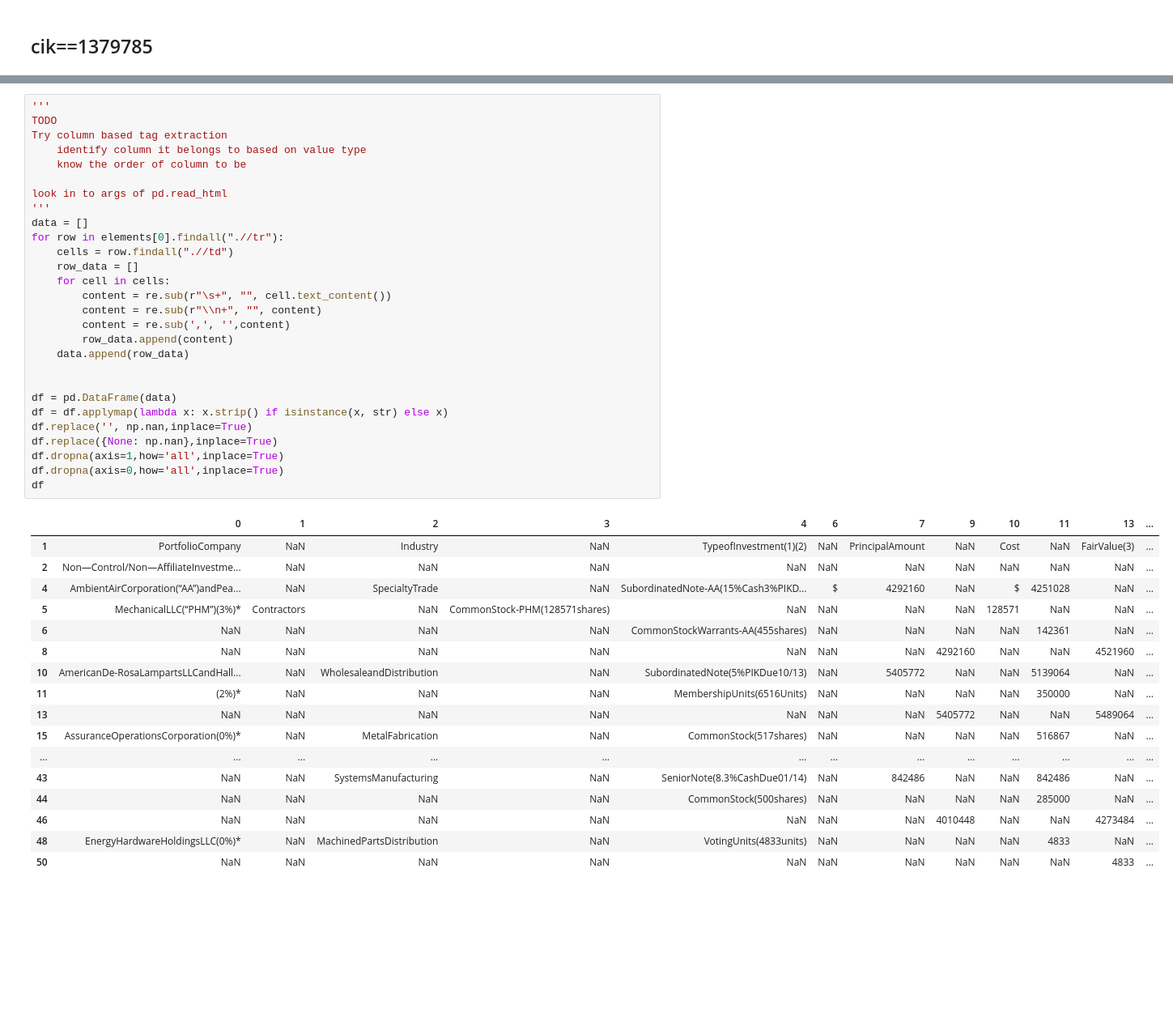
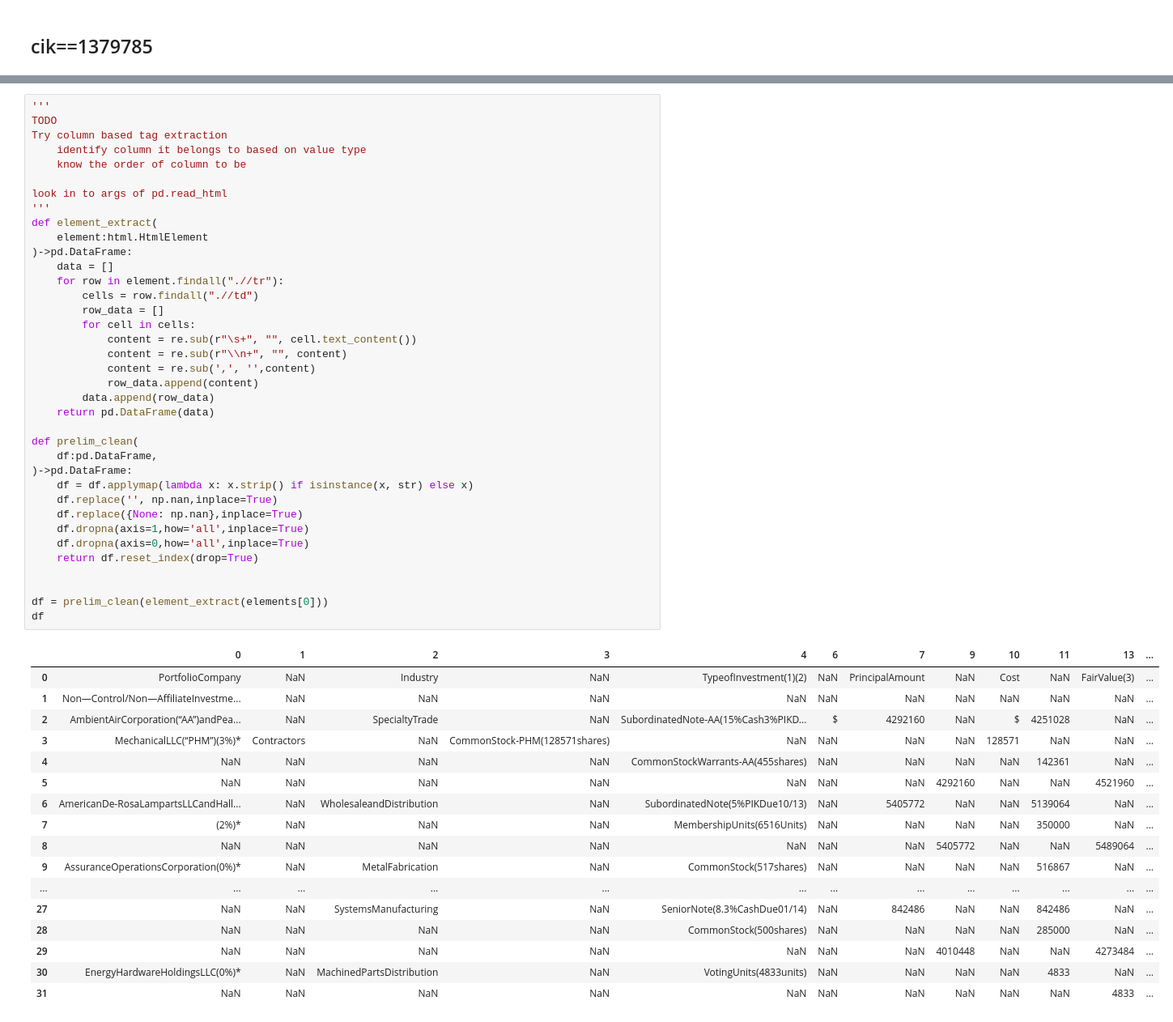
Before and after one commit to Coffee-Code-Philly-Accelerator/sec_filings, a Jupyter notebook: debugging.ipynb, the cells around one changed output, grey strips where cells are left out. Shown at 81% size. Saved outputs shown, nothing was run; the diff lists cells and outputs as text; blank space fills up the shorter version.

```diff
--- a/debugging.ipynb
+++ b/debugging.ipynb
@@ -1170,47 +1167,56 @@ elements
 # %%
 '''
 TODO
 Try column based tag extraction
     identify column it belongs to based on value type
     know the order of column to be
 
 look in to args of pd.read_html
 '''
-data = []
-for row in elements[0].findall(".//tr"):
-    cells = row.findall(".//td")
-    row_data = []
-    for cell in cells:
-        content = re.sub(r"\s+", "", cell.text_content())
-        content = re.sub(r"\\n+", "", content)
-        content = re.sub(',', '',content)
-        row_data.append(content)
-    data.append(row_data)
+def element_extract(
+    element:html.HtmlElement
+)->pd.DataFrame:
+    data = []
+    for row in element.findall(".//tr"):
+        cells = row.findall(".//td")
+        row_data = []
+        for cell in cells:
+            content = re.sub(r"\s+", "", cell.text_content())
+            content = re.sub(r"\\n+", "", content)
+            content = re.sub(',', '',content)
+            row_data.append(content)
+        data.append(row_data)
+    return pd.DataFrame(data)
+
+def prelim_clean(
+    df:pd.DataFrame,
+)->pd.DataFrame:
+    df = df.applymap(lambda x: x.strip() if isinstance(x, str) else x)
+    df.replace('', np.nan,inplace=True)
+    df.replace({None: np.nan},inplace=True)
+    df.dropna(axis=1,how='all',inplace=True)
+    df.dropna(axis=0,how='all',inplace=True)
+    return df.reset_index(drop=True)
 
 
-df = pd.DataFrame(data)
-df = df.applymap(lambda x: x.strip() if isinstance(x, str) else x)
-df.replace('', np.nan,inplace=True)
-df.replace({None: np.nan},inplace=True)
-df.dropna(axis=1,how='all',inplace=True)
-df.dropna(axis=0,how='all',inplace=True)
+df = prelim_clean(element_extract(elements[0]))
 df
 # %% [output]
 |  | 0 | 1 | 2 | 3 | 4 | 6 | 7 | 9 | 10 | 11 | 13 | ... |
-| 1 | PortfolioCompany | NaN | Industry | NaN | TypeofInvestment(1)(2) | NaN | PrincipalAmount | NaN | Cost | NaN | FairValue(3) | ... |
-| 2 | Non—Control/Non—AffiliateInvestme... | NaN | NaN | NaN | NaN | NaN | NaN | NaN | NaN | NaN | NaN | ... |
-| 4 | AmbientAirCorporation(“AA”)andPea... | NaN | SpecialtyTrade | NaN | SubordinatedNote-AA(15%Cash3%PIKD... | $ | 4292160 | NaN | $ | 4251028 | NaN | ... |
-| 5 | MechanicalLLC(“PHM”)(3%)* | Contractors | NaN | CommonStock-PHM(128571shares) | NaN | NaN | NaN | NaN | 128571 | NaN | NaN | ... |
-| 6 | NaN | NaN | NaN | NaN | CommonStockWarrants-AA(455shares) | NaN | NaN | NaN | NaN | 142361 | NaN | ... |
-| 8 | NaN | NaN | NaN | NaN | NaN | NaN | NaN | 4292160 | NaN | NaN | 4521960 | ... |
-| 10 | AmericanDe-RosaLampartsLLCandHall... | NaN | WholesaleandDistribution | NaN | SubordinatedNote(5%PIKDue10/13) | NaN | 5405772 | NaN | NaN | 5139064 | NaN | ... |
-| 11 | (2%)* | NaN | NaN | NaN | MembershipUnits(6516Units) | NaN | NaN | NaN | NaN | 350000 | NaN | ... |
-| 13 | NaN | NaN | NaN | NaN | NaN | NaN | NaN | 5405772 | NaN | NaN | 5489064 | ... |
-| 15 | AssuranceOperationsCorporation(0%)* | NaN | MetalFabrication | NaN | CommonStock(517shares) | NaN | NaN | NaN | NaN | 516867 | NaN | ... |
+| 0 | PortfolioCompany | NaN | Industry | NaN | TypeofInvestment(1)(2) | NaN | PrincipalAmount | NaN | Cost | NaN | FairValue(3) | ... |
+| 1 | Non—Control/Non—AffiliateInvestme... | NaN | NaN | NaN | NaN | NaN | NaN | NaN | NaN | NaN | NaN | ... |
+| 2 | AmbientAirCorporation(“AA”)andPea... | NaN | SpecialtyTrade | NaN | SubordinatedNote-AA(15%Cash3%PIKD... | $ | 4292160 | NaN | $ | 4251028 | NaN | ... |
+| 3 | MechanicalLLC(“PHM”)(3%)* | Contractors | NaN | CommonStock-PHM(128571shares) | NaN | NaN | NaN | NaN | 128571 | NaN | NaN | ... |
+| 4 | NaN | NaN | NaN | NaN | CommonStockWarrants-AA(455shares) | NaN | NaN | NaN | NaN | 142361 | NaN | ... |
+| 5 | NaN | NaN | NaN | NaN | NaN | NaN | NaN | 4292160 | NaN | NaN | 4521960 | ... |
+| 6 | AmericanDe-RosaLampartsLLCandHall... | NaN | WholesaleandDistribution | NaN | SubordinatedNote(5%PIKDue10/13) | NaN | 5405772 | NaN | NaN | 5139064 | NaN | ... |
+| 7 | (2%)* | NaN | NaN | NaN | MembershipUnits(6516Units) | NaN | NaN | NaN | NaN | 350000 | NaN | ... |
+| 8 | NaN | NaN | NaN | NaN | NaN | NaN | NaN | 5405772 | NaN | NaN | 5489064 | ... |
+| 9 | AssuranceOperationsCorporation(0%)* | NaN | MetalFabrication | NaN | CommonStock(517shares) | NaN | NaN | NaN | NaN | 516867 | NaN | ... |
 | ... | ... | ... | ... | ... | ... | ... | ... | ... | ... | ... | ... | ... |
-| 43 | NaN | NaN | SystemsManufacturing | NaN | SeniorNote(8.3%CashDue01/14) | NaN | 842486 | NaN | NaN | 842486 | NaN | ... |
-| 44 | NaN | NaN | NaN | NaN | CommonStock(500shares) | NaN | NaN | NaN | NaN | 285000 | NaN | ... |
-| 46 | NaN | NaN | NaN | NaN | NaN | NaN | NaN | 4010448 | NaN | NaN | 4273484 | ... |
-| 48 | EnergyHardwareHoldingsLLC(0%)* | NaN | MachinedPartsDistribution | NaN | VotingUnits(4833units) | NaN | NaN | NaN | NaN | 4833 | NaN | ... |
-| 50 | NaN | NaN | NaN | NaN | NaN | NaN | NaN | NaN | NaN | NaN | 4833 | ... |
+| 27 | NaN | NaN | SystemsManufacturing | NaN | SeniorNote(8.3%CashDue01/14) | NaN | 842486 | NaN | NaN | 842486 | NaN | ... |
+| 28 | NaN | NaN | NaN | NaN | CommonStock(500shares) | NaN | NaN | NaN | NaN | 285000 | NaN | ... |
+| 29 | NaN | NaN | NaN | NaN | NaN | NaN | NaN | 4010448 | NaN | NaN | 4273484 | ... |
+| 30 | EnergyHardwareHoldingsLLC(0%)* | NaN | MachinedPartsDistribution | NaN | VotingUnits(4833units) | NaN | NaN | NaN | NaN | 4833 | NaN | ... |
+| 31 | NaN | NaN | NaN | NaN | NaN | NaN | NaN | NaN | NaN | NaN | 4833 | ... |
 # %%
```
Also changed, not shown: parts of 3 cells of this notebook, 2 other files.
